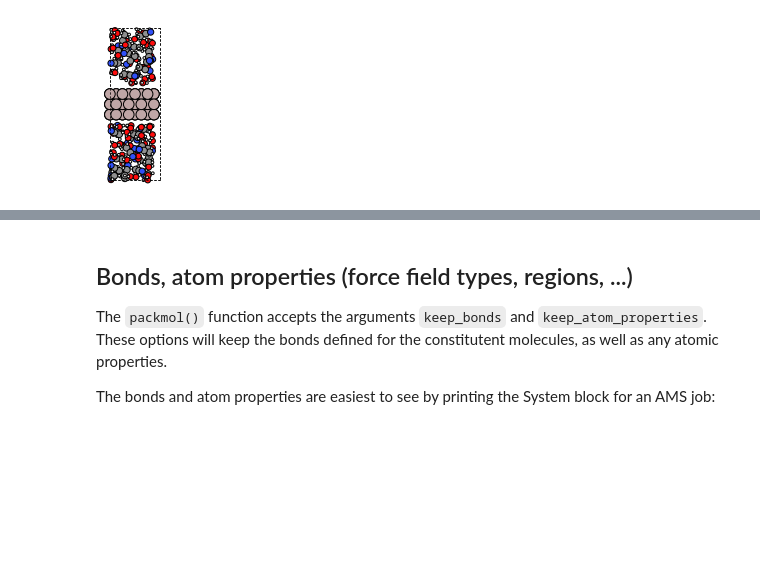
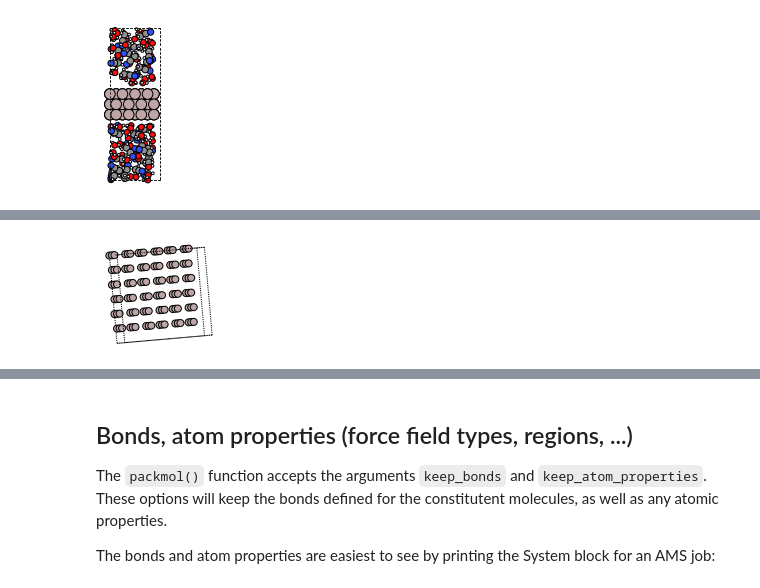
Before and after one commit to patrickmelix/PLAMS, a Jupyter notebook: doc/source/examples/PackMolExample/PackMol.ipynb, the cells around one changed output, grey strips where cells are left out. Saved outputs shown, nothing was run; the diff lists cells and outputs as text; code cells hidden in the pictures; blank space fills up the shorter version.

```diff
--- a/doc/source/examples/PackMolExample/PackMol.ipynb
+++ b/doc/source/examples/PackMolExample/PackMol.ipynb
@@ -272,0 +277,6 @@ show(out, figsize=figsize, rotation=rotation)
+# %%
+bulk_Al = fromASE(bulk('Al', cubic=True).repeat((3, 3, 3)))
+rotation = ('90x,5y,5z')
+show(bulk_Al, rotation=rotation, radii=0.4)
+# %% [output]
+[figure, added]
```
Also changed, not shown: parts of 3 cells of this notebook, 6 other files.
